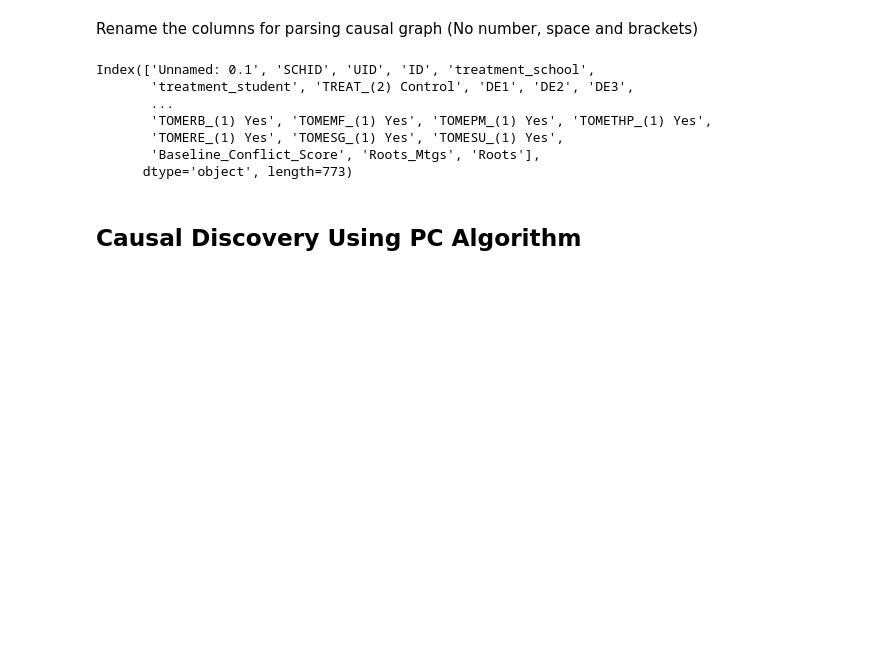
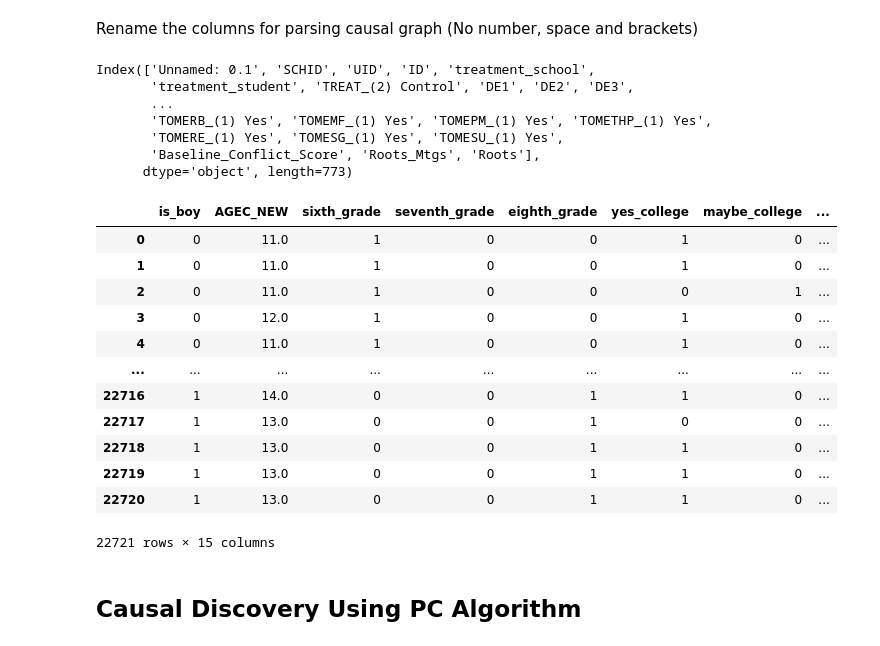
Before and after one commit to JipengSun/Causal_Inference_Anticonflict, a Jupyter notebook: student_level_causal_inference_pipeline.ipynb, the cells around one changed output. Drawn from its saved outputs; the diff is of its cells as text; code cells hidden in the pictures; blank space fills up the shorter version.

```diff
--- a/student_level_causal_inference_pipeline.ipynb
+++ b/student_level_causal_inference_pipeline.ipynb
@@ -66,6 +66,25 @@ Index(['Unnamed: 0.1', 'SCHID', 'UID', 'ID', 'treatment_school',
        'TOMERE_(1) Yes', 'TOMESG_(1) Yes', 'TOMESU_(1) Yes',
        'Baseline_Conflict_Score', 'Roots_Mtgs', 'Roots'],
       dtype='object', length=773)
+# %%
+dataset = dataset[['is_boy','AGEC_NEW','sixth_grade','seventh_grade','eighth_grade','yes_college','maybe_college','not_sure_college','phone_internet','go_this_school','Composite_Conflict_Score','Baseline_Conflict_Score','treatment_school','treatment_student','Roots']]
+dataset.shape
+#dataset = dataset.sample(frac=0.2, replace=False, random_state=1)
+dataset
+# %% [output]
+|  | is_boy | AGEC_NEW | sixth_grade | seventh_grade | eighth_grade | yes_college | maybe_college | ... |
+| 0 | 0 | 11.0 | 1 | 0 | 0 | 1 | 0 | ... |
+| 1 | 0 | 11.0 | 1 | 0 | 0 | 1 | 0 | ... |
+| 2 | 0 | 11.0 | 1 | 0 | 0 | 0 | 1 | ... |
+| 3 | 0 | 12.0 | 1 | 0 | 0 | 1 | 0 | ... |
+| 4 | 0 | 11.0 | 1 | 0 | 0 | 1 | 0 | ... |
+| ... | ... | ... | ... | ... | ... | ... | ... | ... |
+| 22716 | 1 | 14.0 | 0 | 0 | 1 | 1 | 0 | ... |
+| 22717 | 1 | 13.0 | 0 | 0 | 1 | 0 | 0 | ... |
+| 22718 | 1 | 13.0 | 0 | 0 | 1 | 1 | 0 | ... |
+| 22719 | 1 | 13.0 | 0 | 0 | 1 | 1 | 0 | ... |
+| 22720 | 1 | 13.0 | 0 | 0 | 1 | 1 | 0 | ... |
+22721 rows × 15 columns
 # %% [markdown]
 ## Causal Discovery Using PC Algorithm
 # %%
```
Also changed, not shown: parts of 17 cells of this notebook, 3 other files.
